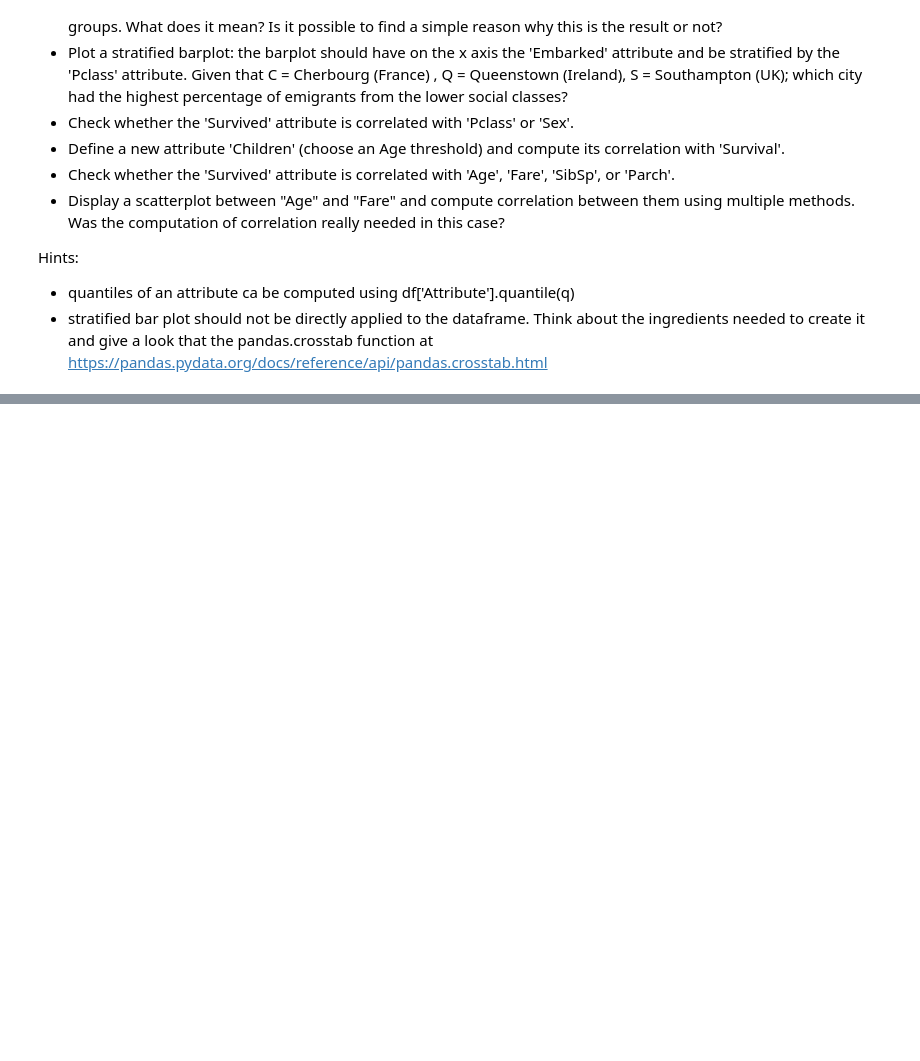
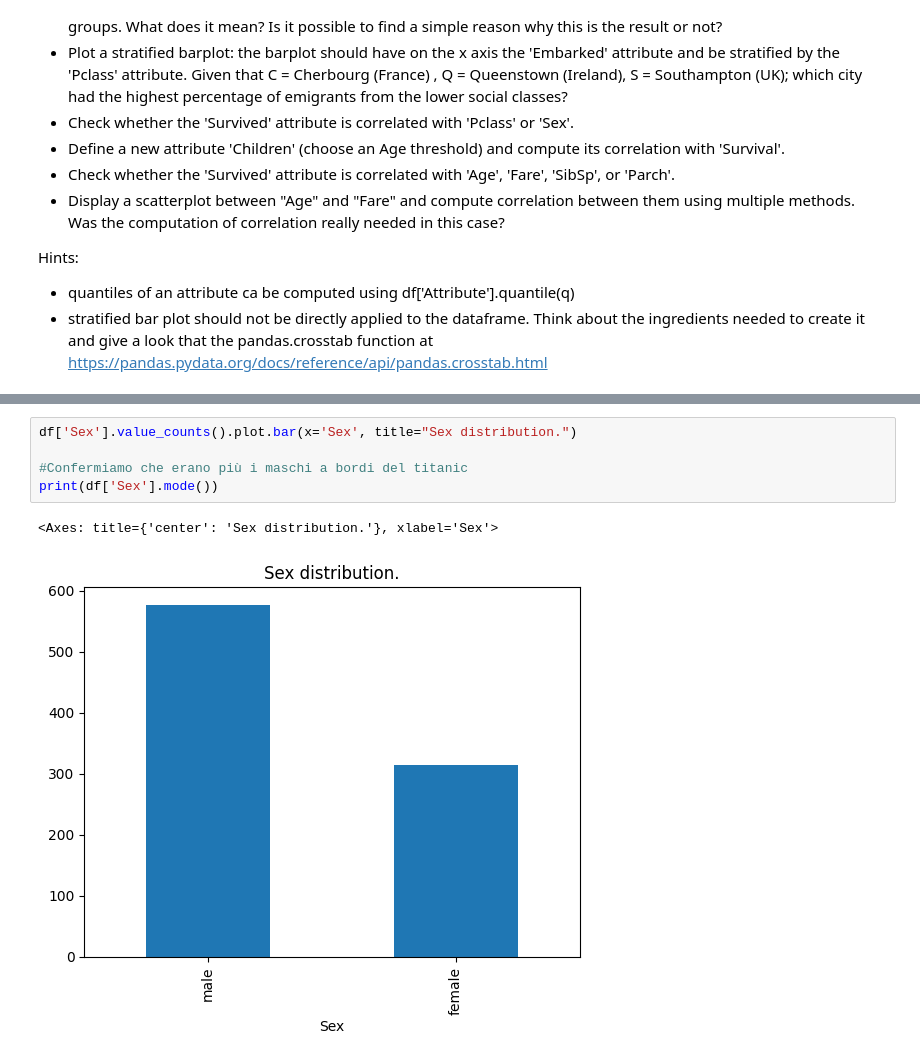
Before and after one commit to ManuelTestoni/BigData, a Jupyter notebook: Explorative_Data_Analysis/EDA1_S.ipynb, the cells around one changed output, grey strips where cells are left out. Drawn from its saved outputs; the diff is of its cells as text; blank space fills up the shorter version.

```diff
--- a/Explorative_Data_Analysis/EDA1_S.ipynb
+++ b/Explorative_Data_Analysis/EDA1_S.ipynb
@@ -176,0 +192,8 @@ Hints:
+# %%
+df['Sex'].value_counts().plot.bar(x='Sex', title="Sex distribution.")
+
+#Confermiamo che erano più i maschi a bordi del titanic
+print(df['Sex'].mode())
+# %% [output]
+<Axes: title={'center': 'Sex distribution.'}, xlabel='Sex'>
+[figure, added]
```
Also changed, not shown: parts of 8 cells of this notebook, 1 other file.
